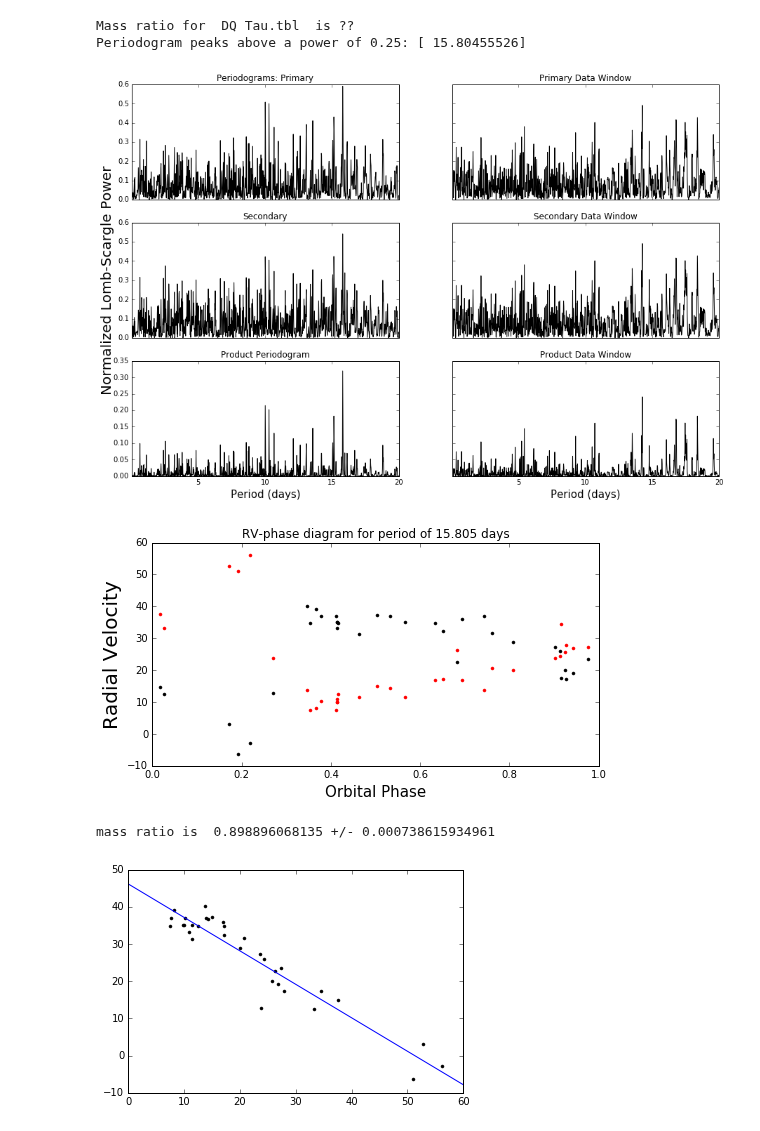
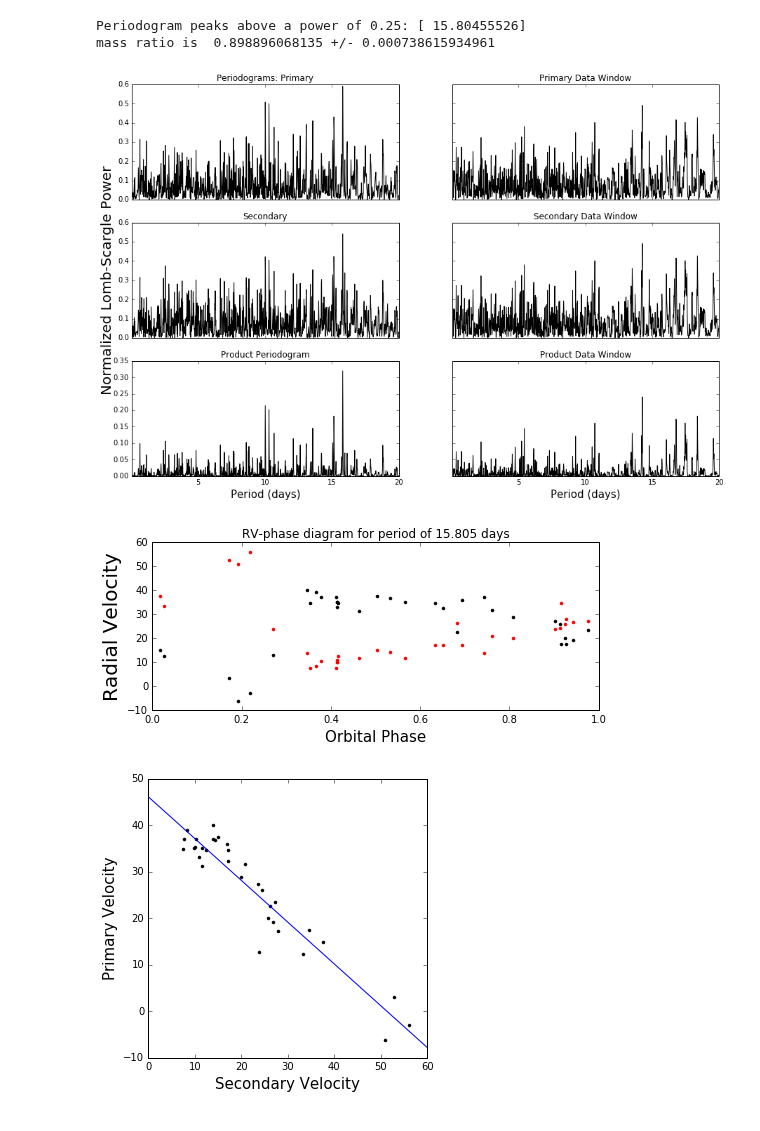
Before and after one commit to jacob-i-skinner/Orbit-Fitting, a Jupyter notebook: Periodogrammer and Master NB.ipynb, the cells around one changed output. Saved outputs shown, nothing was run; the diff lists cells and outputs as text; code cells hidden in the pictures.

```diff
--- a/Periodogrammer and Master NB.ipynb
+++ b/Periodogrammer and Master NB.ipynb
@@ -41,52 +41,51 @@ for i in range(0, len(JD)-1):
 # plot the results
 x, y  = periodogram(JDp, RVp, samples, max_period)
 y2    = periodogram(JDs, RVs, samples, max_period)[1]
 y3,y4 = dataWindow(JDp, samples, max_period)[1], dataWindow(JDs, samples, max_period)[1]
 
 fig, ((ax1,ax4),(ax2,ax5),(ax3,ax6)) = plt.subplots(3, 2, sharex='col', sharey='row')
 ax1.plot(x, y, 'k')
 ax1.set_title('Periodograms: Primary')
 ax1.set_xlim(1/24, max_period)
 ax4.set_xlim(1/24, max_period)
 ax2.plot(x, y2, 'k')
 ax2.set_title('Secondary')
 ax3.plot(x, y*y2, 'k')
 ax3.set_title('Product Periodogram')
 ax4.plot(x, y3, 'k')
 ax4.set_title('Primary Data Window')
 ax5.plot(x, y4, 'k')
 ax5.set_title('Secondary Data Window')
 ax6.plot(x, y3*y4, 'k')
 ax6.set_title('Product Data Window')
 ax3.set_xlabel('Period (days)', size='15')
 ax6.set_xlabel('Period (days)', size='15')
 ax2.set_ylabel('Normalized Lomb-Scargle Power', size='20')
 fig.set_figheight(10)
 fig.set_figwidth(15)
 #plt.savefig(filename + ' periodogram.pdf')
-print('Mass ratio for ', filename, ' is ??')
 print('Periodogram peaks above a power of 0.25:', maxima(0.25, x, y, y2))
+
+fig = plt.figure(figsize=(8,3))
+ax = plt.subplot(111)
+ax.plot(phases(maxima(0.25, x, y, y2)[0], 0, JDp), RVp, 'k.')
+ax.plot(phases(maxima(0.25, x, y, y2)[0], 0, JDs), RVs, 'r.')
+ax.set_title('RV-phase diagram for period of 15.805 days')
+ax.set_xlabel('Orbital Phase', size='15')
+ax.set_ylabel('Radial Velocity', size='20')
+#plt.savefig(filename + ' RV-phase diagram.pdf')
+
+mass_ratio, intercept, r_squared, standard_error, slope_error = massRatio(RVs,RVp, system)
+fig = plt.figure(figsize=(5,5))
+ax = plt.subplot(111)
+ax.plot(RVs, RVp, 'k.')
+ax.plot(np.array([0, 60]), -mass_ratio*np.array([0, 60])+intercept)
+ax.set_ylabel('Primary Velocity', size='15')
+ax.set_xlabel('Secondary Velocity', size='15')
+print('mass ratio is ', mass_ratio, "+/-", slope_error)
 # %% [output]
-Mass ratio for  DQ Tau.tbl  is ??
 Periodogram peaks above a power of 0.25: [ 15.80455526]
+mass ratio is  0.898896068135 +/- 0.000738615934961
 [figure]
+[figure, added]
+[figure, added]
-# %%
-fig, ((ax1)) = plt.subplots(1,1, sharex='col', sharey='row')
-ax1.plot(phases(maxima(0.25, x, y, y2)[0], 0, JDp), RVp, 'k.')
-ax1.plot(phases(maxima(0.25, x, y, y2)[0], 0, JDs), RVs, 'r.')
-ax1.set_title('RV-phase diagram for period of 15.805 days')
-ax1.set_xlabel('Orbital Phase', size='15')
-ax1.set_ylabel('Radial Velocity', size='20')
-#fig.set_figheight(12)
-fig.set_figwidth(8)
-#plt.savefig(filename + ' RV-phase diagram.pdf')
-# %% [output]
-[figure, removed]
-# %%
-mass_ratio, intercept, r_squared, standard_error, slope_error = massRatio(RVs,RVp, system)
-plt.plot(RVs, RVp, 'k.')
-plt.plot(np.array([0, 60]), -mass_ratio*np.array([0, 60])+intercept)
-print('mass ratio is ', mass_ratio, "+/-", slope_error)
-# %% [output]
-mass ratio is  0.898896068135 +/- 0.000738615934961
-[figure, removed]
```
Also changed, not shown: 4 other files.
